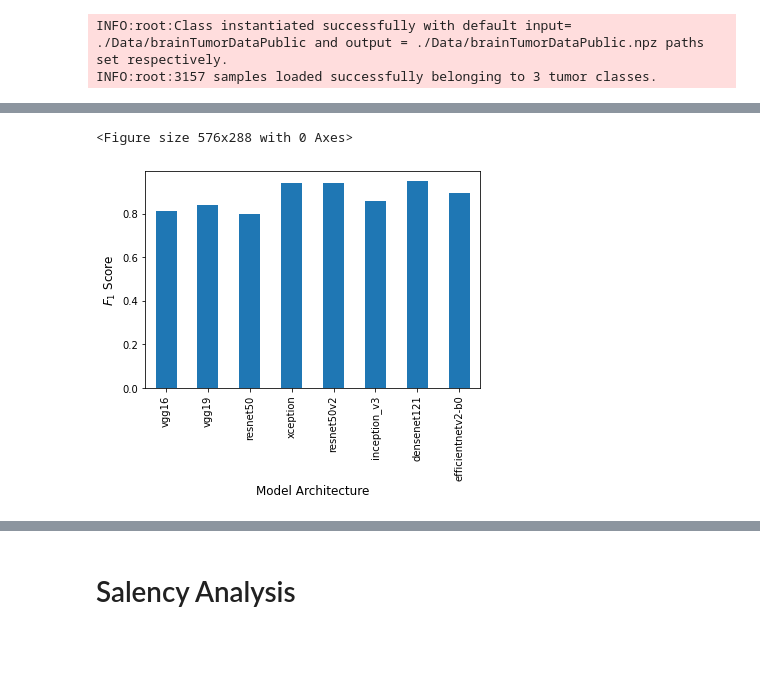
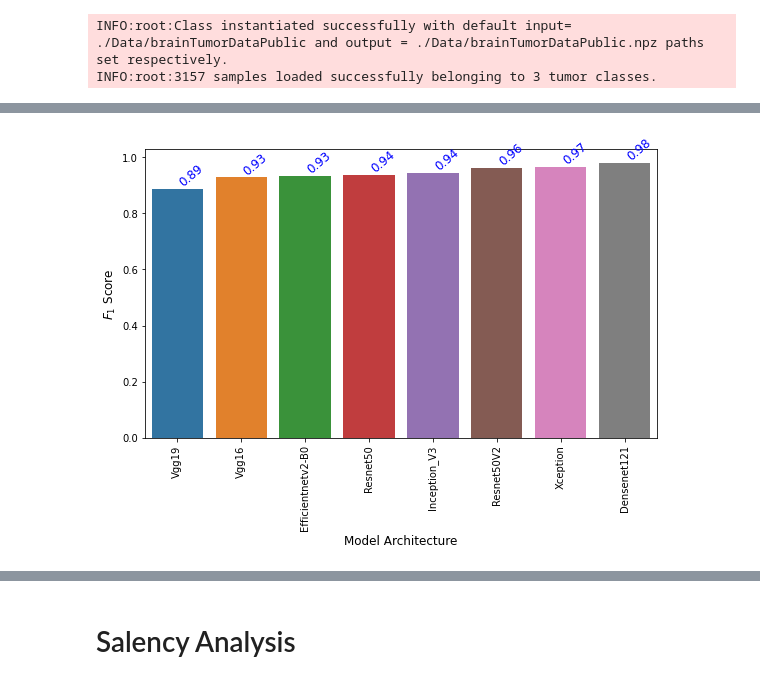
Before and after one commit to yusufbrima/XDNNBioimaging, a Jupyter notebook: Gym.ipynb, the cells around one changed output, grey strips where cells are left out. Saved outputs shown, nothing was run; the diff lists cells and outputs as text; code cells hidden in the pictures; blank space fills up the shorter version.

```diff
--- a/Gym.ipynb
+++ b/Gym.ipynb
@@ -145,14 +131,22 @@ dft
-# %%
-#@title Plotting Models test performance
-plt.figure(1,figsize=(8,4))
-ax = dft.plot.bar(x='model', y='f1_score',legend=False)
-plt.ylabel(r'$F_1$ Score',fontsize=12)
-plt.xlabel('Model Architecture',fontsize=12)
-# ax.legend([r'$F_1$ Score'],loc='best',bbox_to_anchor=(1.0, 1.0))
-# plt.grid()
-plt.savefig(f'./Figures/Train_Time_Accuracy.svg', bbox_inches ="tight", dpi=300)
-plt.show()
-# %% [output]
-<Figure size 576x288 with 0 Axes>
-[figure, removed]
+# %%
+#@title Plotting Models test performance
+# sort df by Count column
+dft['model'] = dft['model'].apply(lambda x: str(x).title())
+pd_df = dft.sort_values(['f1_score']).reset_index(drop=True)
+plt.figure(figsize=(8,6))
+# plot barh chart with index as x values
+ax = sns.barplot(pd_df.model, pd_df.f1_score)
+ax.get_yaxis().set_major_formatter(plt.FuncFormatter(lambda x, loc: "{:,}".format(np.round(float(x),1))))
+ax.set_xlabel("Model Architecture",fontsize=12)
+ax.set_ylabel(r"$F_1$ Score",fontsize=12)
+# add proper Dim values as x labels
+ax.set_xticklabels(pd_df.model)
+for item in ax.get_xticklabels(): item.set_rotation(90)
+for i, v in enumerate(pd_df["f1_score"].iteritems()):
+    ax.text(i ,v[1], "{:,}".format(np.round(v[1],2)), color='b', va ='bottom', rotation=40, fontsize=12)
+plt.tight_layout()
+plt.savefig(f'./Figures/Train_Time_Accuracy.svg', bbox_inches ="tight", dpi=300)
+plt.show()
+# %% [output]
+[figure, added]
 # %%
```
Also changed, not shown: parts of 21 cells of this notebook, 11 other files.
